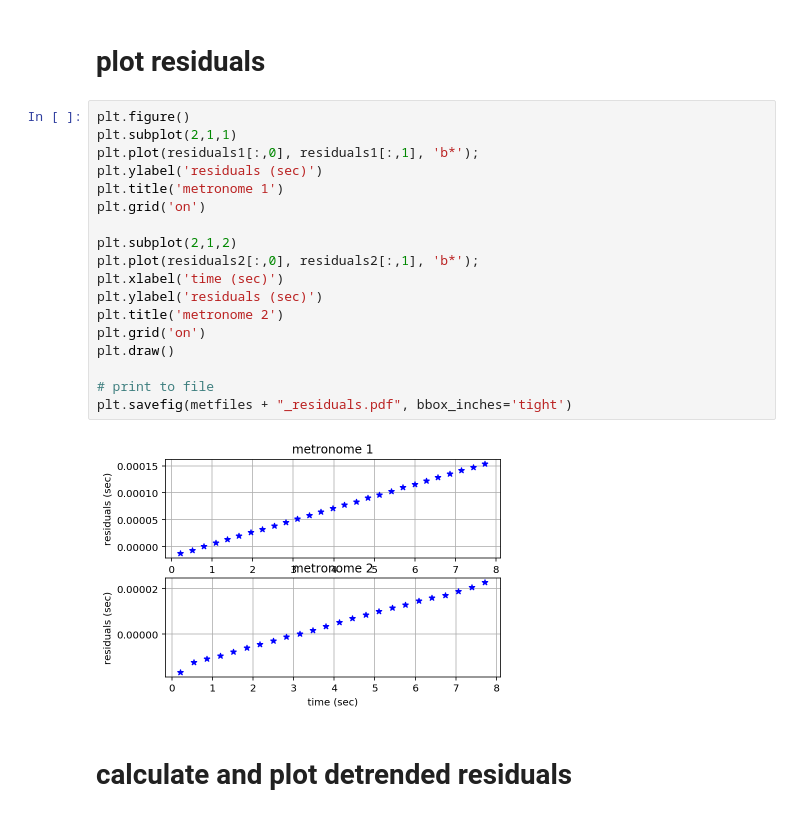
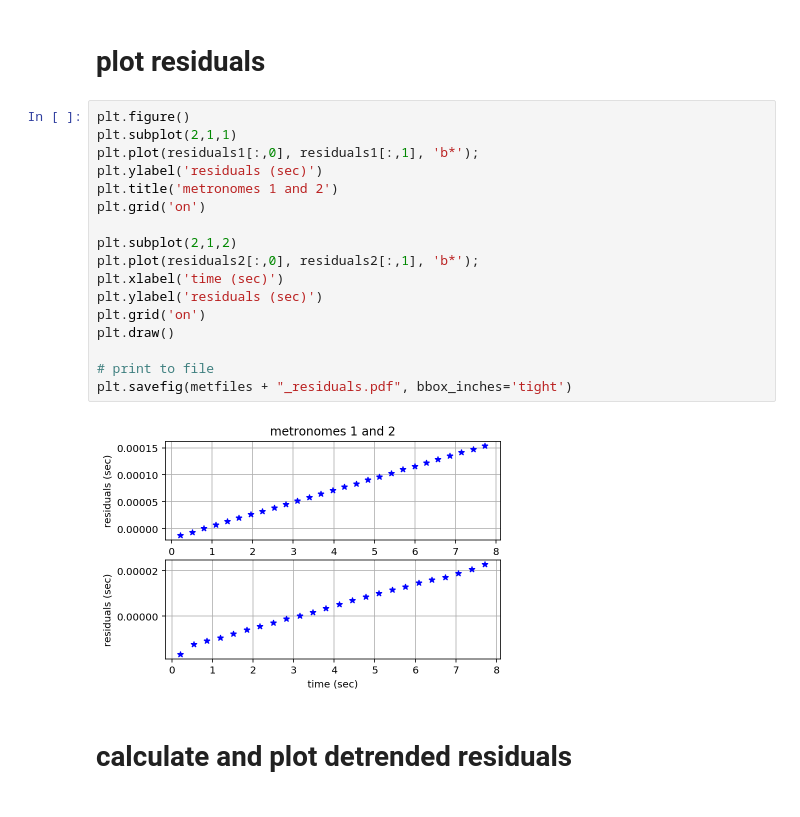
Before and after one commit to josephromano/pta-demo, a Jupyter notebook: code/PTAdemo.ipynb, the cells around one changed output. Drawn from its saved outputs; the diff is of its cells as text.

```diff
--- a/code/PTAdemo.ipynb
+++ b/code/PTAdemo.ipynb
@@ -186,23 +183,22 @@ calculating TOA 24
 # %%
 plt.figure()
 plt.subplot(2,1,1)
 plt.plot(residuals1[:,0], residuals1[:,1], 'b*');
 plt.ylabel('residuals (sec)')
-plt.title('metronome 1')
+plt.title('metronomes 1 and 2')
 plt.grid('on')
 
 plt.subplot(2,1,2)
 plt.plot(residuals2[:,0], residuals2[:,1], 'b*');
 plt.xlabel('time (sec)')
 plt.ylabel('residuals (sec)')
-plt.title('metronome 2')
 plt.grid('on')
 plt.draw()
 
 # print to file
 plt.savefig(metfiles + "_residuals.pdf", bbox_inches='tight')
 # %% [output]
-[figure, old version]
+[figure, new version]
 # %% [markdown]
 # calculate and plot detrended residuals
 # %%
```
Also changed, not shown: parts of 6 cells of this notebook.
